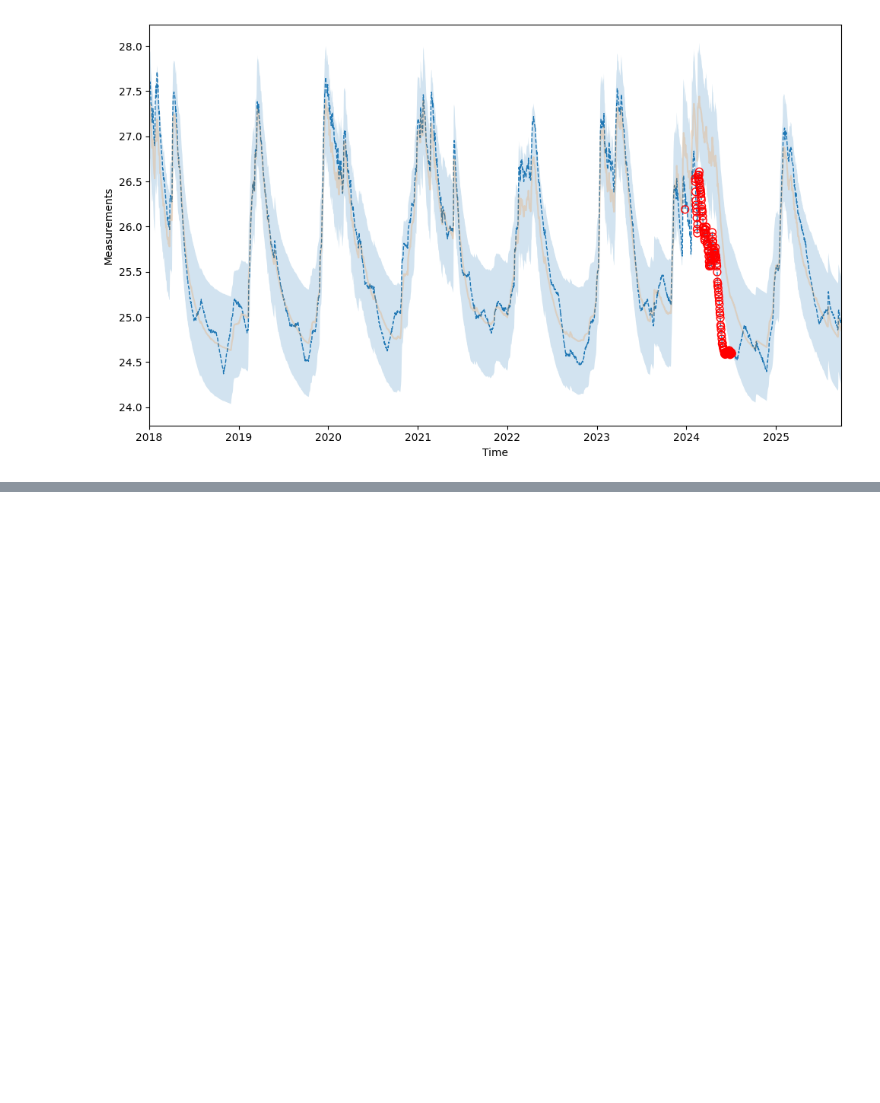
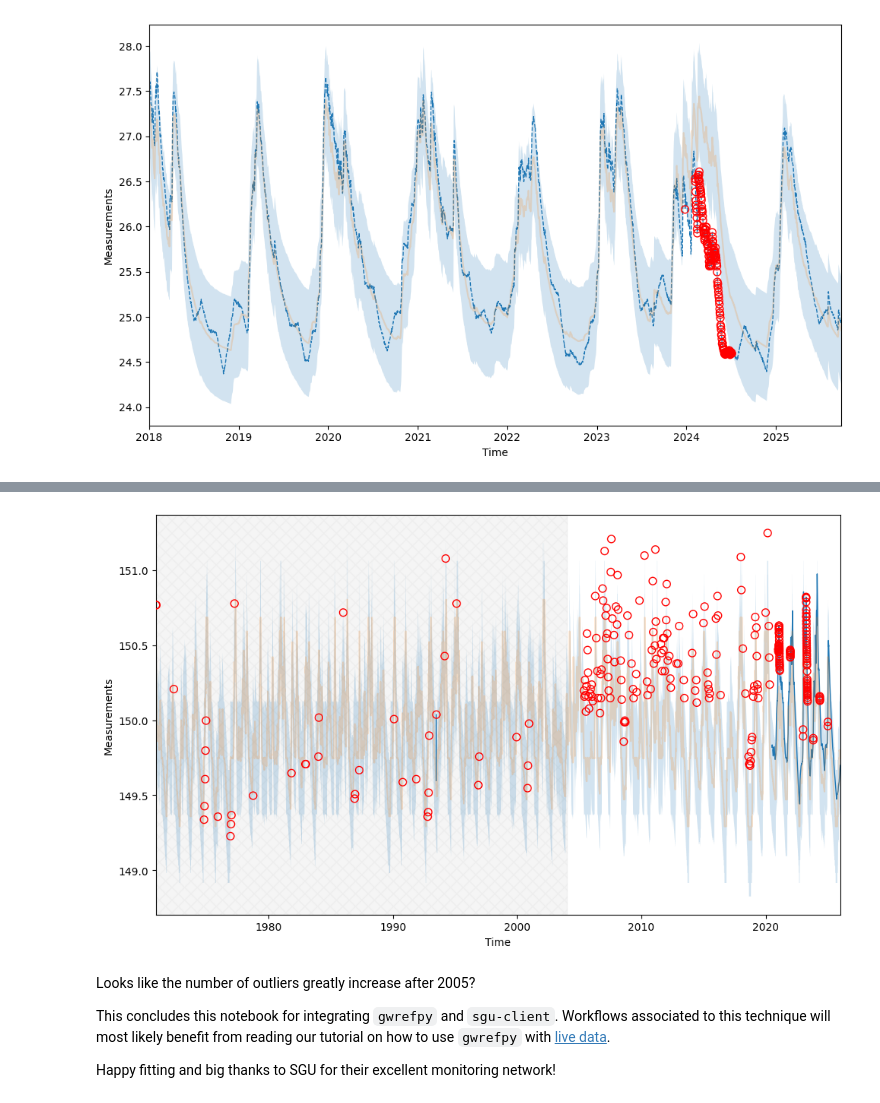
Before and after one commit to andersretznerSGU/gwrefpy, a Jupyter notebook: docs/user_guide/8_using_sgu_wells.ipynb, the cells around one changed output, grey strips where cells are left out. Drawn from its saved outputs; the diff is of its cells as text; code cells hidden in the pictures; blank space fills up the shorter version.

```diff
--- a/docs/user_guide/8_using_sgu_wells.ipynb
+++ b/docs/user_guide/8_using_sgu_wells.ipynb
@@ -80,0 +160,10 @@ Happy monitoring and big thanks to SGU for their impressive monitoring network.
+# %%
+_ = model.plot_fits(show_initiation_period=True)
+# %% [output]
+[figure, added]
+# %% [markdown]
+Looks like the number of outliers greatly increase after 2005?
+
+This concludes this notebook for integrating `gwrefpy` and `sgu-client`. Workflows associated to this technique will most likely benefit from reading our tutorial on how to use `gwrefpy` with [live data](https://sgfsweden.github.io/gwrefpy/tutorials/livedata.html).
+
+Happy fitting and big thanks to SGU for their excellent monitoring network!
```
Also changed, not shown: parts of 12 cells of this notebook.
